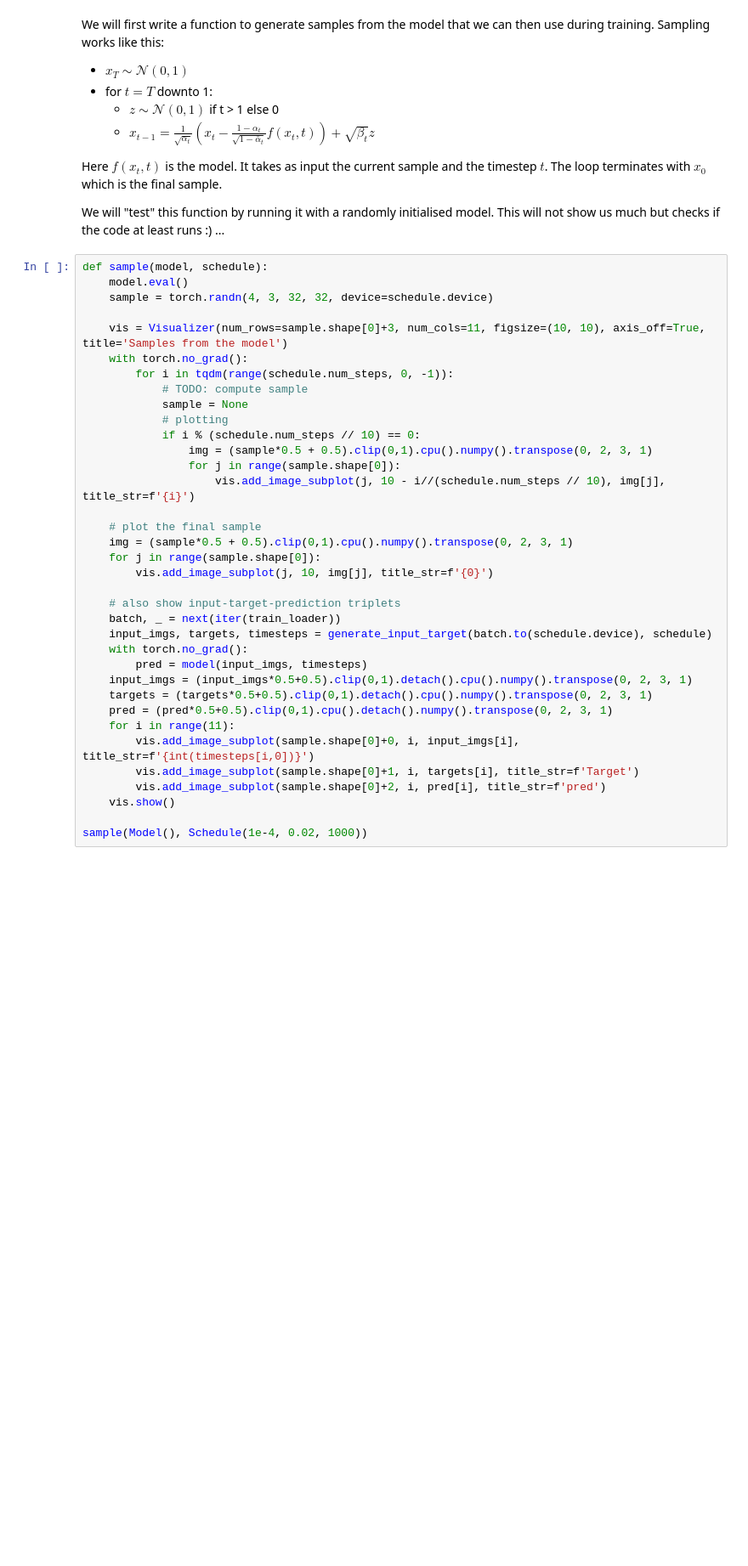
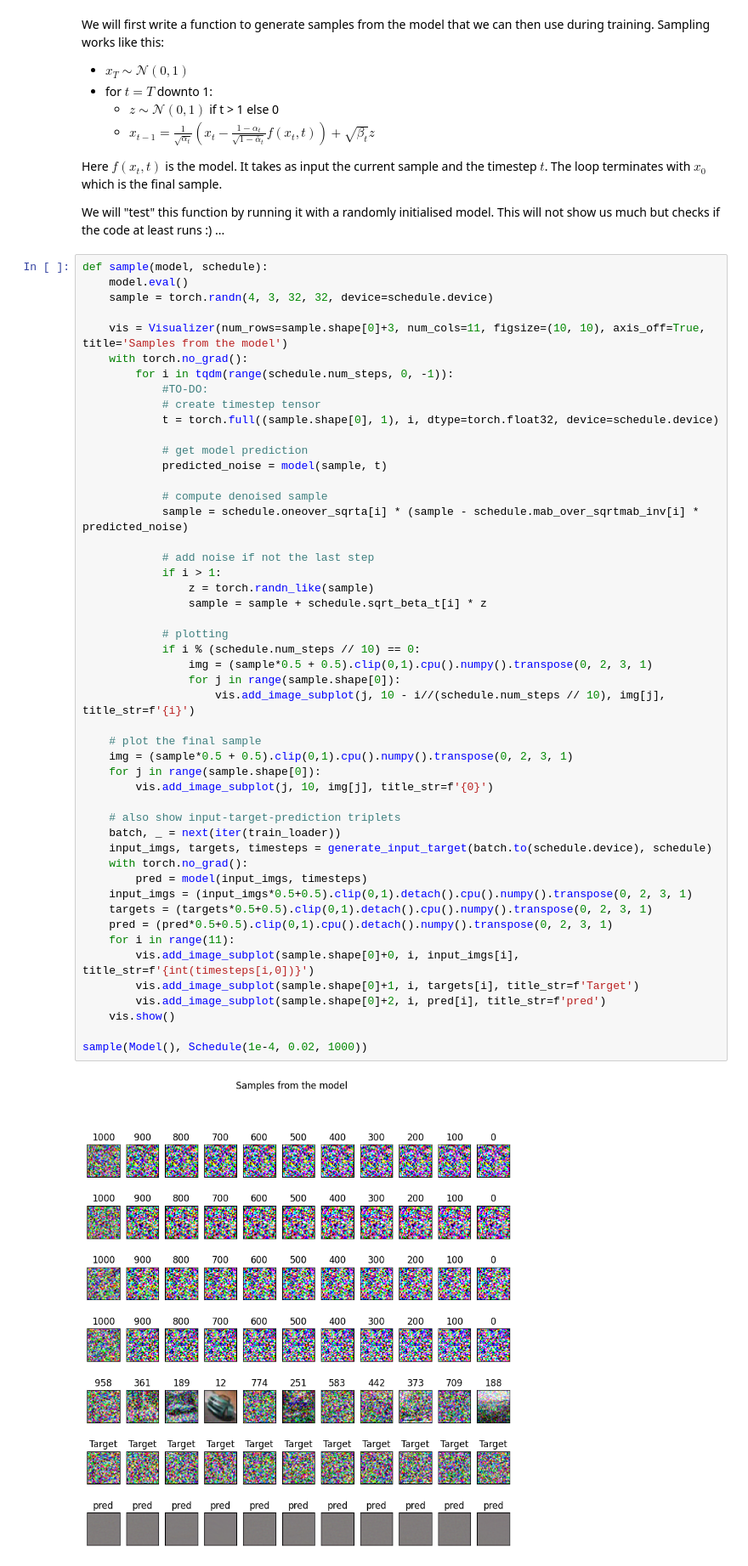
Before and after one commit to BrindanYasodaran/CVIS-oxford, a Jupyter notebook: practical3.ipynb, the cells around one changed output. Shown at 85% size. Drawn from its saved outputs; the diff is of its cells as text; blank space fills up the shorter version.

```diff
--- a/practical3.ipynb
+++ b/practical3.ipynb
@@ -727,35 +750,50 @@ def sample(model, schedule):
 
     vis = Visualizer(num_rows=sample.shape[0]+3, num_cols=11, figsize=(10, 10), axis_off=True, title='Samples from the model')
     with torch.no_grad():
         for i in tqdm(range(schedule.num_steps, 0, -1)):
-            # TODO: compute sample
-            sample = None
+            #TO-DO:
+            # create timestep tensor
+            t = torch.full((sample.shape[0], 1), i, dtype=torch.float32, device=schedule.device)
+
+            # get model prediction
+            predicted_noise = model(sample, t)
+
+            # compute denoised sample
+            sample = schedule.oneover_sqrta[i] * (sample - schedule.mab_over_sqrtmab_inv[i] * predicted_noise)
+
+            # add noise if not the last step
+            if i > 1:
+                z = torch.randn_like(sample)
+                sample = sample + schedule.sqrt_beta_t[i] * z
+
             # plotting
             if i % (schedule.num_steps // 10) == 0:
                 img = (sample*0.5 + 0.5).clip(0,1).cpu().numpy().transpose(0, 2, 3, 1)
                 for j in range(sample.shape[0]):
                     vis.add_image_subplot(j, 10 - i//(schedule.num_steps // 10), img[j], title_str=f'{i}')
 
     # plot the final sample
     img = (sample*0.5 + 0.5).clip(0,1).cpu().numpy().transpose(0, 2, 3, 1)
     for j in range(sample.shape[0]):
         vis.add_image_subplot(j, 10, img[j], title_str=f'{0}')
 
     # also show input-target-prediction triplets
     batch, _ = next(iter(train_loader))
     input_imgs, targets, timesteps = generate_input_target(batch.to(schedule.device), schedule)
     with torch.no_grad():
         pred = model(input_imgs, timesteps)
     input_imgs = (input_imgs*0.5+0.5).clip(0,1).detach().cpu().numpy().transpose(0, 2, 3, 1)
     targets = (targets*0.5+0.5).clip(0,1).detach().cpu().numpy().transpose(0, 2, 3, 1)
     pred = (pred*0.5+0.5).clip(0,1).cpu().detach().numpy().transpose(0, 2, 3, 1)
     for i in range(11):
         vis.add_image_subplot(sample.shape[0]+0, i, input_imgs[i], title_str=f'{int(timesteps[i,0])}')
         vis.add_image_subplot(sample.shape[0]+1, i, targets[i], title_str=f'Target')
         vis.add_image_subplot(sample.shape[0]+2, i, pred[i], title_str=f'pred')
     vis.show()
 
 sample(Model(), Schedule(1e-4, 0.02, 1000))
+# %% [output]
+[figure, added]
 # %% [markdown]
 Finally, we can write a training loop over multiple epochs.
 We sample a batch from the dataloader and pass it to `generate_input_target` to get noised images and their corresponding noise targets.
```
Also changed, not shown: parts of 7 cells of this notebook.
